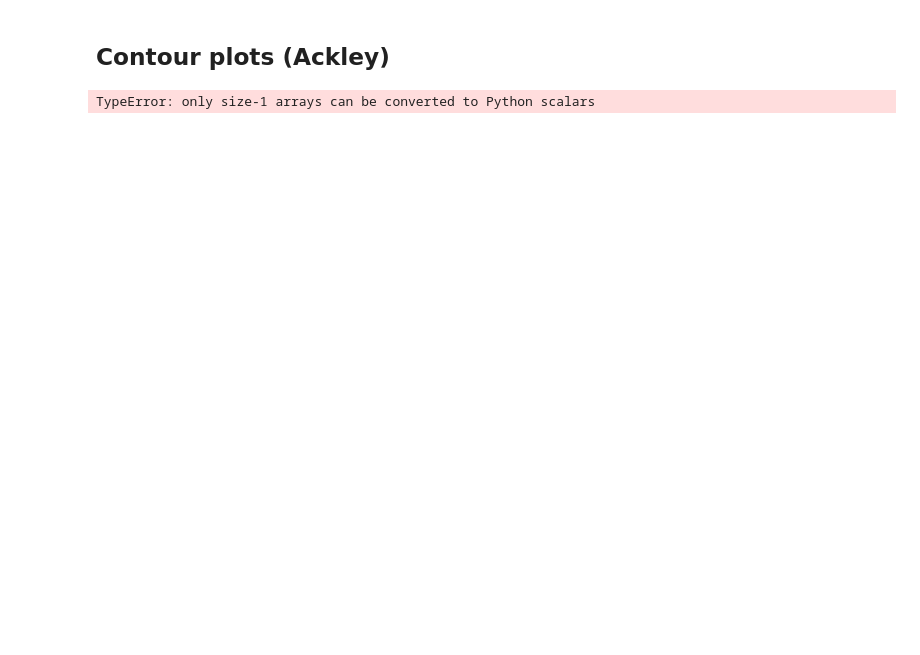
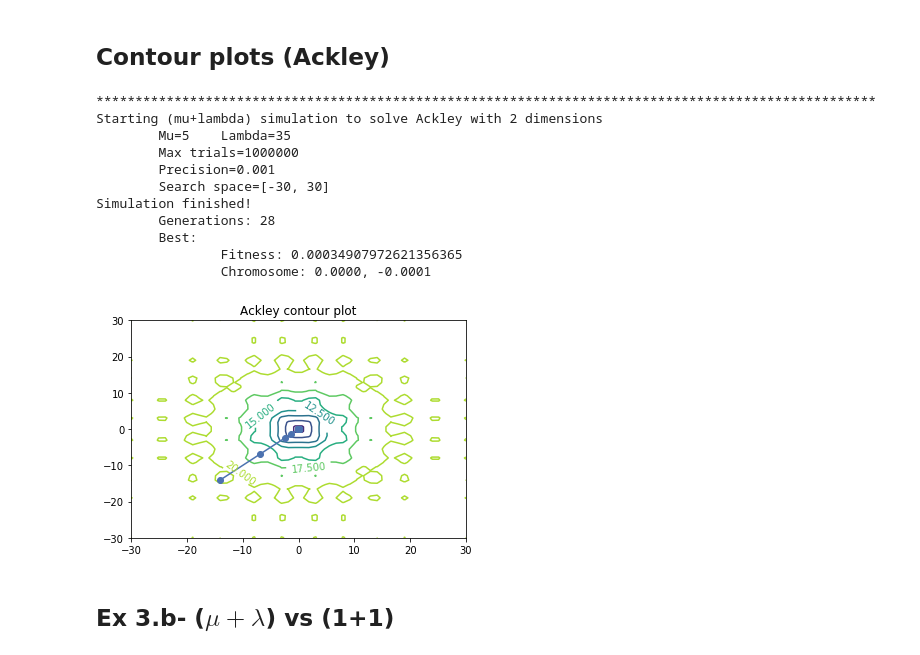
Before and after one commit to ceciliamm/evolutionary-computation, a Jupyter notebook: psets/06/PSet.ipynb, the cells around one changed output. Cells and saved outputs as stored; diff of their text form; code cells hidden in the pictures; blank space fills up the shorter version.

```diff
--- a/psets/06/PSet.ipynb
+++ b/psets/06/PSet.ipynb
@@ -179,41 +179,56 @@ Simulation finished!
 # %%
 %matplotlib inline
 import matplotlib.pyplot as plt
 import math
 import numpy as np
 
 from pset.individuals import Ackley
 
 
-def akley(x_1, x_2):
+def ackley(x, y):
     d = 2
-    v = [x_1, x_2]
-    sum_1 = sum([x** 2 for x in v])
-    sum_2 = sum([math.cos(2 * math.pi * x) for x in v])
+    sum_1 = (x**2) + (y**2)
+    sum_2 = (
+        np.cos(2 * np.pi * x) +
+        np.cos(2 * np.pi * y)
+    )
     return (
-        (-20 * math.exp(-0.2 * math.sqrt( sum_1 / d ))) -
-        math.exp(sum_2 / d) +
-        20 + math.exp(1)
+        (-20 * np.exp(-0.2 * np.sqrt( sum_1 / d ))) -
+        np.exp(sum_2 / d) +
+        20 + np.exp(1)
     )
 
 RANGE = [-30, 30]
 
 X, Y = np.linspace(*RANGE), np.linspace(*RANGE)
 X, Y = np.meshgrid(X, Y)
-Z = akley(X, Y)
+Z = ackley(X, Y)
 
 # Plot function
 fix, ax = plt.subplots()
 CS = ax.contour(X, Y, Z)
 ax.clabel(CS, inline=1, fontsize=10)
-ax.set_title('Sphere contour plot')
+ax.set_title('Ackley contour plot')
 
 # Solve for 2d
-sphere_simulation = run_es_mu_lambda(max_trials, precision, Sphere, 2, 5, 35, sp)
+sphere_simulation = run_es_mu_lambda(max_trials, precision, Ackley, 2, 5, 35, sp)
 X = [i.chromosome[0] for i in sphere_simulation.best_over_time]
 Y = [i.chromosome[0] for i in sphere_simulation.best_over_time]
 ax.plot(X, Y, marker='o')
 # plt.savefig('./assets/ex3-a-ackley.png', dpi=400)
 plt.show()
 # %% [output]
-TypeError: only size-1 arrays can be converted to Python scalars
+****************************************************************************************************
+Starting (mu+lambda) simulation to solve Ackley with 2 dimensions
+        Mu=5    Lambda=35
+        Max trials=1000000
+        Precision=0.001
+        Search space=[-30, 30]
+Simulation finished!
+        Generations: 28
+        Best:
+                Fitness: 0.00034907972621356365
+                Chromosome: 0.0000, -0.0001
+[figure, added]
+# %% [markdown]
+## Ex 3.b- ($\mu+\lambda$) vs (1+1)
```
Also changed, not shown: parts of 4 cells of this notebook, 6 other files.
